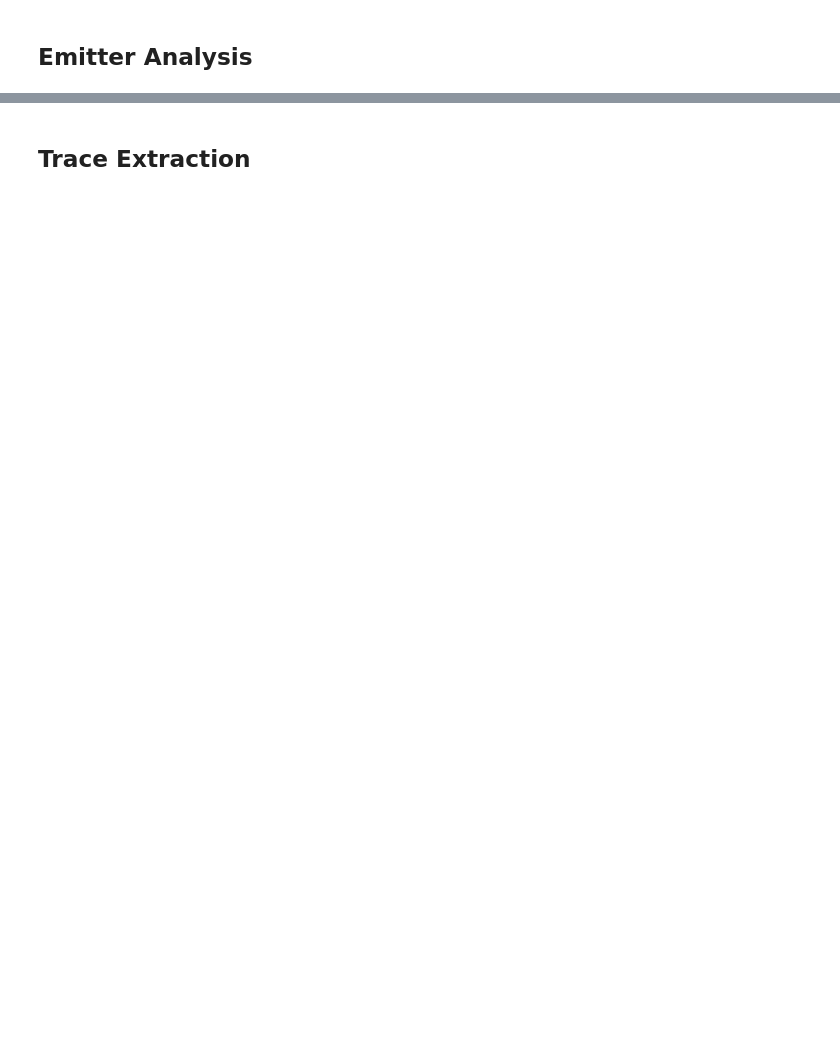
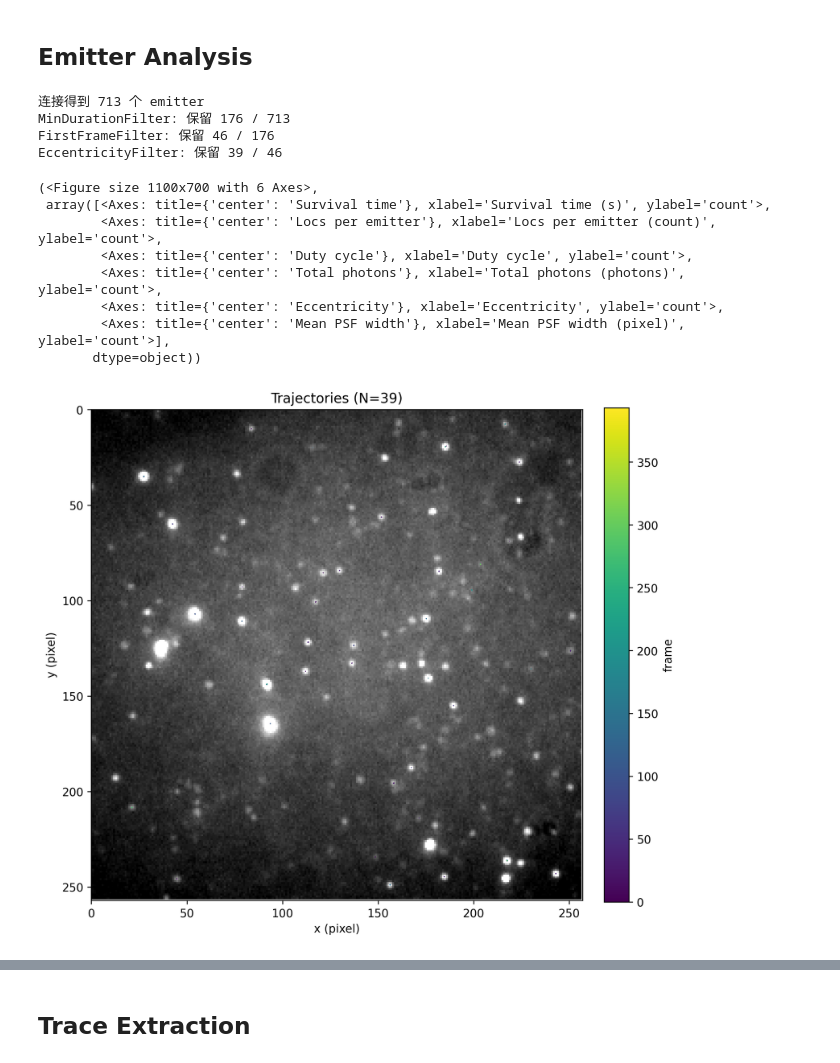
Before and after one commit to Jerry-LXH/SMLIE, a Jupyter notebook: Projects/Smile_Codes/Py_Smile/test_proess.ipynb, the cells around one changed output, grey strips where cells are left out. Saved outputs shown, nothing was run; the diff lists cells and outputs as text; code cells hidden in the pictures; blank space fills up the shorter version.

```diff
--- a/Projects/Smile_Codes/Py_Smile/test_proess.ipynb
+++ b/Projects/Smile_Codes/Py_Smile/test_proess.ipynb
@@ -98,15 +172,31 @@ from smlm.emitter import analyze_emitters
 emitters, emitters_raw = analyze_emitters(
     corr_locs, n_frames=None,
     search_radius=2,
-    max_gap=100,
-    min_frames=2,
+    max_gap=300,
+    min_frames=5,
     ecc_th=3.5,
+    first_frame_range=(0,200),
     motion='static',do_merge=False
 )
+# %% [output]
+连接得到 713 个 emitter
+MinDurationFilter: 保留 176 / 713
+FirstFrameFilter: 保留 46 / 176
+EccentricityFilter: 保留 39 / 46
 # %%
 from smlm.emitter import collect_statistics
 stats = collect_statistics(emitters, locs, raw.exposure_time, 0)
 # %%
 from smlm.viz import plot_trajectories, plot_bleaching_summary, plot_emitter_stats
-plot_trajectories(corr_image.data, emitters, linewidth=0.7, frame_idx=0, dpi=250)
+plot_trajectories(corr_image.data, emitters, linewidth=0.7, frame_idx=np.arange(0, 200), dpi=250)
 plot_emitter_stats(stats)
+# %% [output]
+(<Figure size 1100x700 with 6 Axes>,
+ array([<Axes: title={'center': 'Survival time'}, xlabel='Survival time (s)', ylabel='count'>,
+        <Axes: title={'center': 'Locs per emitter'}, xlabel='Locs per emitter (count)', ylabel='count'>,
+        <Axes: title={'center': 'Duty cycle'}, xlabel='Duty cycle', ylabel='count'>,
+        <Axes: title={'center': 'Total photons'}, xlabel='Total photons (photons)', ylabel='count'>,
+        <Axes: title={'center': 'Eccentricity'}, xlabel='Eccentricity', ylabel='count'>,
+        <Axes: title={'center': 'Mean PSF width'}, xlabel='Mean PSF width (pixel)', ylabel='count'>],
+       dtype=object))
+[figure, added]
```
Also changed, not shown: parts of 15 cells of this notebook, 6 other files.
